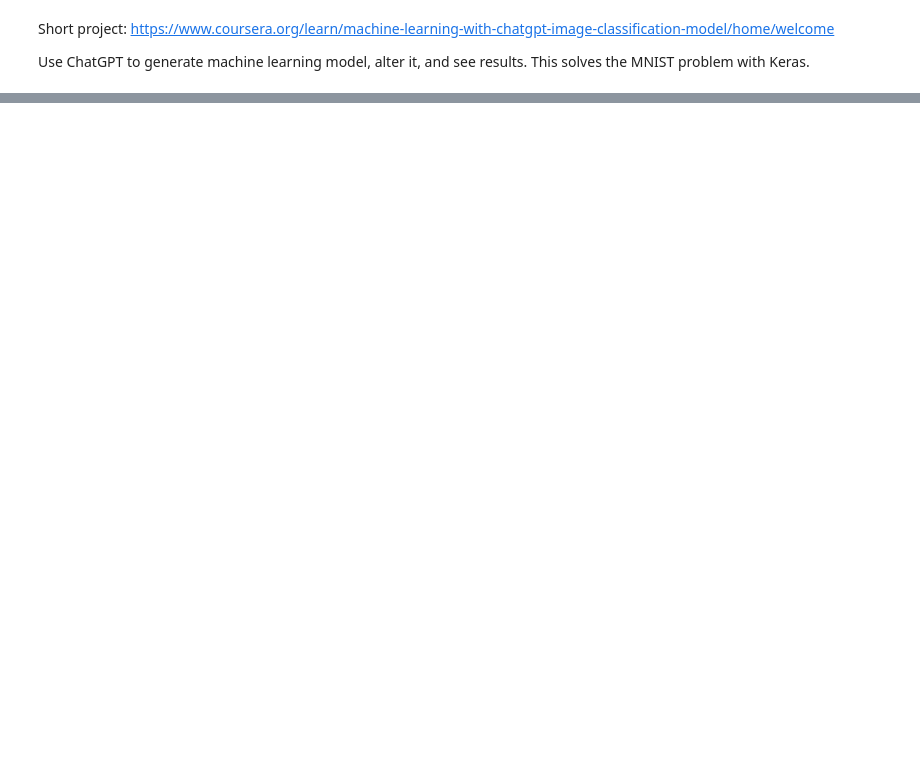
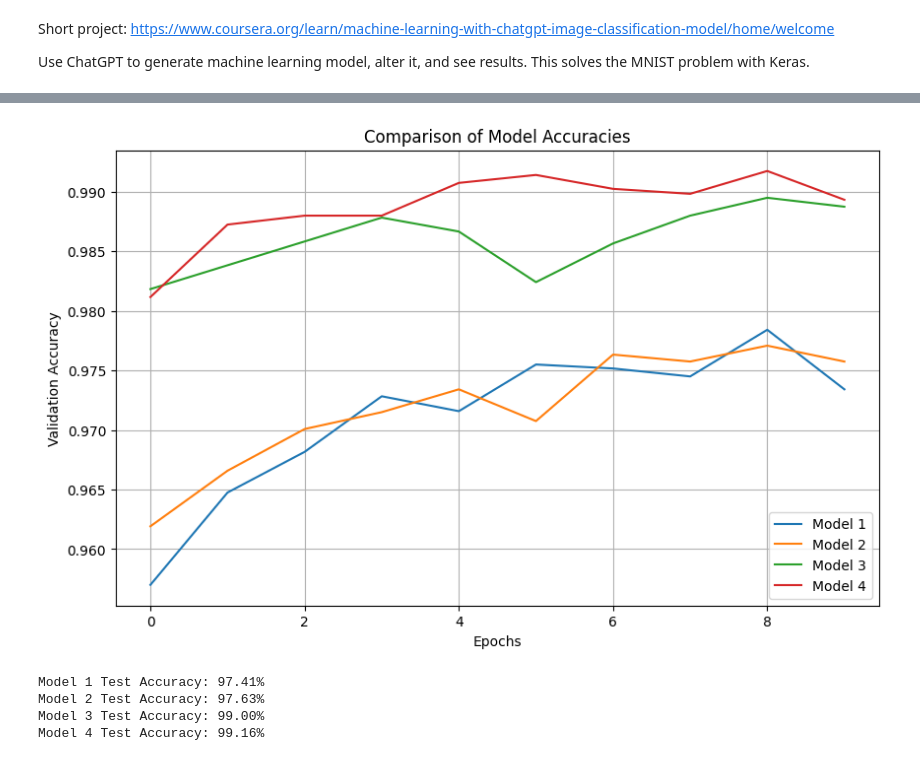
Before and after one commit to awcrosby/misc_projects, a Jupyter notebook: mnist_classification_via_chatgpt.ipynb, the cells around one changed output, grey strips where cells are left out. Saved outputs shown, nothing was run; the diff lists cells and outputs as text; code cells hidden in the pictures; blank space fills up the shorter version.

```diff
--- a/mnist_classification_via_chatgpt.ipynb
+++ b/mnist_classification_via_chatgpt.ipynb
@@ -309,0 +413,31 @@ plot_training_test_loss(history_cl_scc)
+# %%
+# Set four different models
+
+# model_x_results = [model, x_test, y_test, history, test_loss, test_accuracy, train_time]
+
+model_names = ["Model 1", "Model 2", "Model 3", "Model 4"]
+models = [model_1_results[0], model_2_results[0], model_3_results[0], model_4_results[0]]
+histories = [model_1_results[3], model_2_results[3], model_3_results[3], model_4_results[3]]
+test_accuracies = [model_1_results[5], model_2_results[5], model_3_results[5], model_4_results[5]]
+
+# Plot the accuracy of the four models
+plt.figure(figsize=(10, 6))
+for i in range(4):
+    plt.plot(histories[i].history['val_accuracy'], label=f'{model_names[i]}')
+
+plt.xlabel('Epochs')
+plt.ylabel('Validation Accuracy')
+plt.title('Comparison of Model Accuracies')
+plt.legend()
+plt.grid(True)
+plt.show()
+
+# Print the test accuracies
+for i, test_acc in enumerate(test_accuracies):
+    print(f'{model_names[i]} Test Accuracy: {test_acc*100:.2f}%')
+# %% [output]
+[figure, added]
+Model 1 Test Accuracy: 97.41%
+Model 2 Test Accuracy: 97.63%
+Model 3 Test Accuracy: 99.00%
+Model 4 Test Accuracy: 99.16%
```
Also changed, not shown: parts of 23 cells of this notebook.
